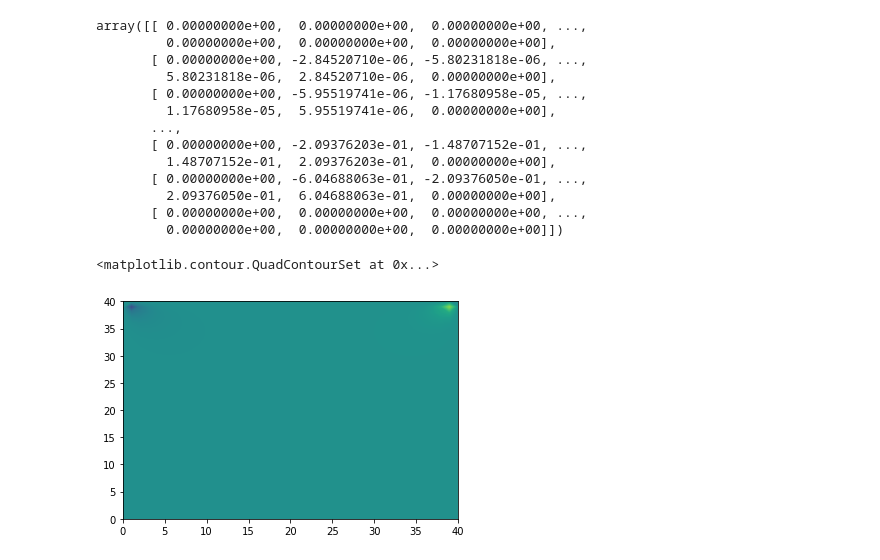
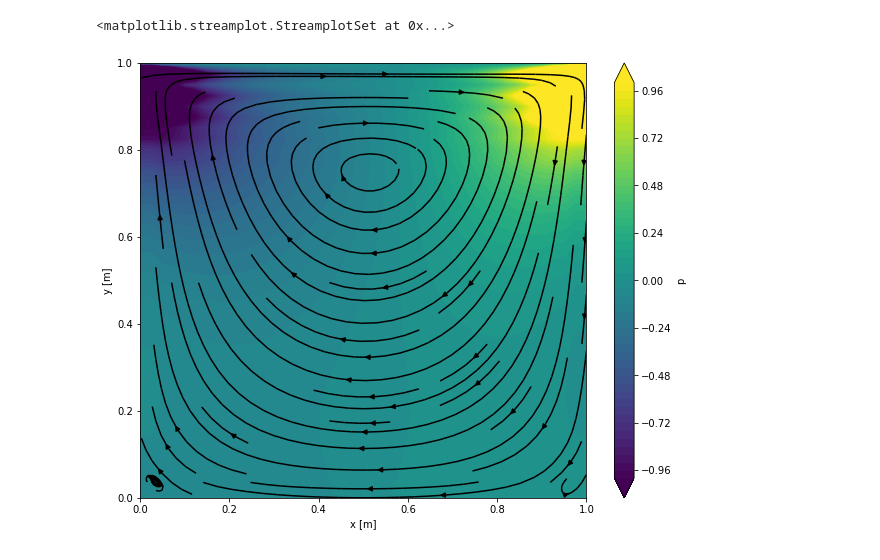
Before and after one commit to tianjiaozhang678/MAE6286, a Jupyter notebook: Cavity_flow.ipynb, the cells around one changed output. Saved outputs shown, nothing was run; the diff lists cells and outputs as text; code cells hidden in the pictures.

```diff
--- a/Cavity_flow.ipynb
+++ b/Cavity_flow.ipynb
@@ -25,6 +22,7 @@ u0 = numpy.zeros((ny, nx))
 u0[-1, :] = 1
 v0 = numpy.zeros((ny, nx))
 p0 = numpy.zeros((ny, nx))
+b = numpy.zeros_like(p0)
 # %%
 def l2_norm(p, p_ref):
     l2_diff = numpy.sqrt(numpy.sum((p - p_ref)**2))
@@ -34,7 +32,30 @@ def l2_norm(p, p_ref):
     return l2_diff
 # %%
 def A(p):
-        return (-4.0 * p[1:-1, 1:-1] +
-                p[1:-1, :-2] + p[1:-1, 2:] +
-                p[:-2, 1:-1] + p[2:, 1:-1]) / dx**2
+    return ( (-4.0 * p[1:-1, 1:-1] + p[1:-1, :-2] + p[1:-1, 2:] + p[:-2, 1:-1] + p[2:, 1:-1]) / dx**2 )
+# %%
+def conjugate_gradient(p0, b, dx, maxiter=20000, rtol=1e-6):
+    p = p0.copy()
+    r = numpy.zeros_like(p)
+    Ad = numpy.zeros_like(p)
+    diff = rtol + 1
+    ite = 0
+    r[1:-1, 1:-1] = b[1:-1, 1:-1] - A(p)
+    d = r.copy()
+    while diff > rtol and ite < maxiter:
+        pk = p.copy()
+        rk = r.copy()
+        Ad[1:-1, 1:-1] = A(d)
+        alpha = numpy.sum(r * r) / numpy.sum(d * Ad)
+        p = pk + alpha * d
+        r = rk - alpha * Ad
+        beta = numpy.sum(r * r) / numpy.sum(rk * rk)
+        d = r + beta * d
+        p[:, 0] = p[:, 1]        #Neumann
+        p[:, -1] = p[:, -2]      #Neumann
+        p[0, :] = p[1, :]        #Neumann
+        p[-1, :] = 0
+        diff = l2_norm(p, pk)
+        ite += 1
+    return p
 # %%
@@ -108,24 +103,16 @@ def fractional_step(u0, v0, p0, dt, dx, Re, nt, rtol=1e-6):
 # %%
-u, v, p = fractional_step(u0, v0, p0, dt, dx, Re, nt, rtol=1e-6)
+u, v, pp = fractional_step(u0, v0, Re, nt, p0, b, dx, maxiter=20000, rtol=1e-6)
-# %%
-p
-# %% [output]
-array([[ 0.00000000e+00,  0.00000000e+00,  0.00000000e+00, ...,
-         0.00000000e+00,  0.00000000e+00,  0.00000000e+00],
-       [ 0.00000000e+00, -2.84520710e-06, -5.80231818e-06, ...,
-         5.80231818e-06,  2.84520710e-06,  0.00000000e+00],
-       [ 0.00000000e+00, -5.95519741e-06, -1.17680958e-05, ...,
-         1.17680958e-05,  5.95519741e-06,  0.00000000e+00],
-       ...,
-       [ 0.00000000e+00, -2.09376203e-01, -1.48707152e-01, ...,
-         1.48707152e-01,  2.09376203e-01,  0.00000000e+00],
-       [ 0.00000000e+00, -6.04688063e-01, -2.09376050e-01, ...,
-         2.09376050e-01,  6.04688063e-01,  0.00000000e+00],
-       [ 0.00000000e+00,  0.00000000e+00,  0.00000000e+00, ...,
-         0.00000000e+00,  0.00000000e+00,  0.00000000e+00]])
-# %%
-levels = numpy.linspace(-1.0, 1.0, num=501)
-pyplot.contourf(p, levels=levels)
-# %% [output]
-<matplotlib.contour.QuadContourSet at 0x...>
-[figure, removed]
+# %%
+pyplot.figure(figsize=(10.0, 8.0))
+pyplot.xlabel('x [m]')
+pyplot.ylabel('y [m]')
+pyplot.xlim(0, 1.0)
+pyplot.ylim(0, 1.0)
+levels = numpy.linspace(-1.0, 1.0, num=51)
+contf = pyplot.contourf(x, y, pp, levels=levels, extend='both')
+cbar = pyplot.colorbar(contf)
+cbar.set_label('p')
+pyplot.streamplot(x, y, u, v, color='black')
+# %% [output]
+<matplotlib.streamplot.StreamplotSet at 0x...>
+[figure, added]
```
Also changed, not shown: parts of 9 cells of this notebook.
